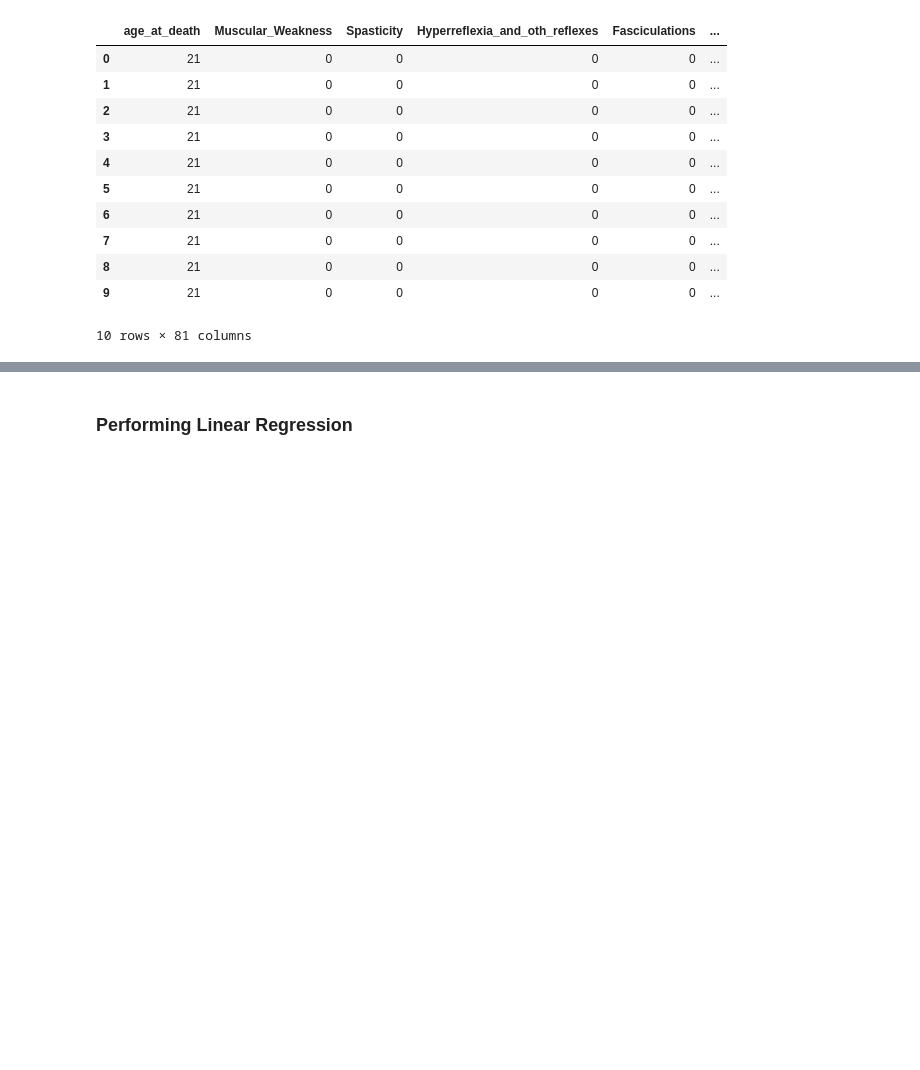
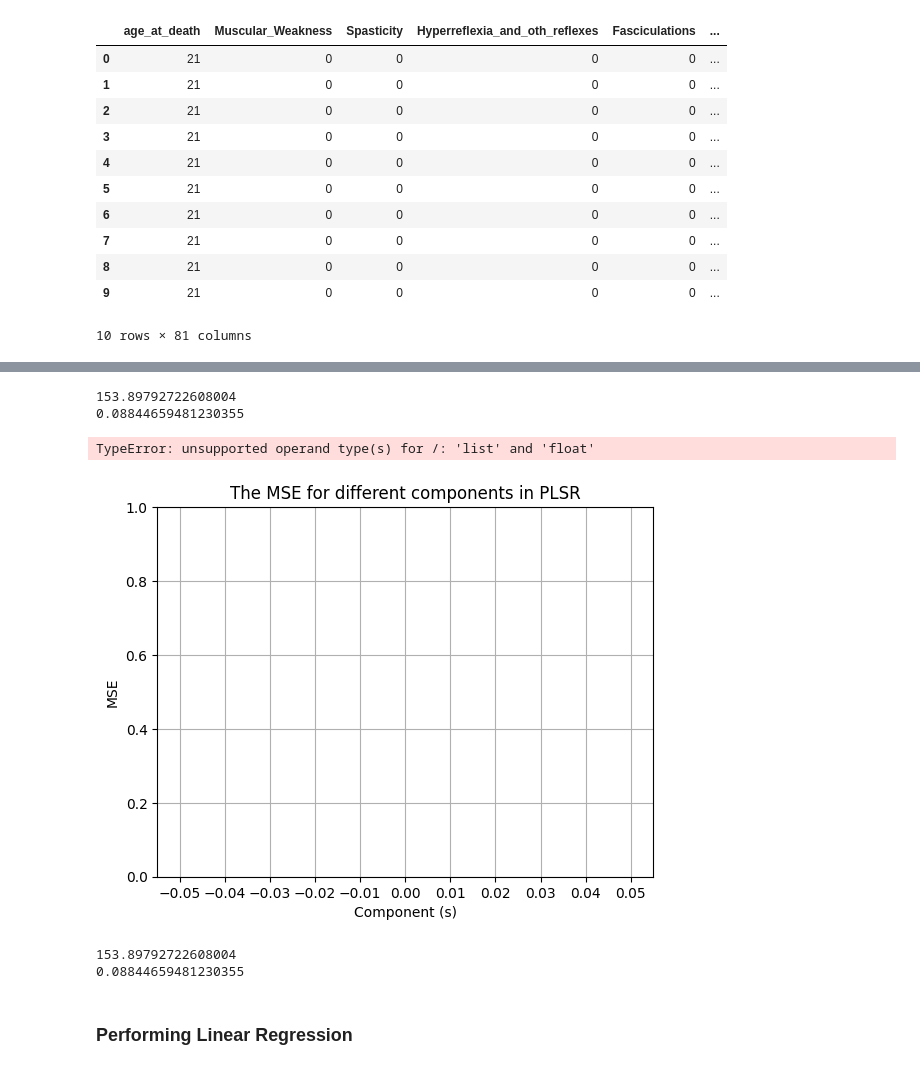
Before and after one commit to parvej35/DS2_Multivariate_Component_Analysis, a Jupyter notebook: Exam_Extra_Resit_2022-Oct-24/Parvej_Chowdhury_LR_clinical_trajectories-Final.ipynb, the cells around one changed output, grey strips where cells are left out. Cells and saved outputs as stored; diff of their text form; code cells hidden in the pictures; blank space fills up the shorter version.

```diff
--- a/Exam_Extra_Resit_2022-Oct-24/Parvej_Chowdhury_LR_clinical_trajectories-Final.ipynb
+++ b/Exam_Extra_Resit_2022-Oct-24/Parvej_Chowdhury_LR_clinical_trajectories-Final.ipynb
@@ -99,0 +108,27 @@ y = df[dependent_variable].values
+# %%
+model = linear_model.LinearRegression()
+model.fit(X, y)
+pred = model.predict(X)
+# %%
+print(mean_squared_error(y, pred))
+print(model.score(X, y))
+# %% [output]
+153.89792722608004
+0.08844659481230355
+# %%
+component = []
+for i in range(1,50):
+    pls = PLSRegression(n_components=i)
+    pls.fit(X, y)
+    pred = pls.predict(X)
+    component.append(math.sqrt(mean_squared_error(y, pred)))
+
+plt.xlabel("Component (s)")
+plt.ylabel("MSE")
+plt.title("The MSE for different components in PLSR")
+plt.locator_params('x', nbins=20)
+plt.grid()
+plt.plot(component/component[0])
+# %% [output]
+TypeError: unsupported operand type(s) for /: 'list' and 'float'
+[figure, added]
@@ -100,3 +139,9 @@ y = df[dependent_variable].values
+# %%
+print(mean_squared_error(y, pred))
+print(pls.score(X,y))
+# %% [output]
+153.89792722608004
+0.08844659481230355
 # %%
 # Split the dataset into training and testing set
 X_train, X_test, y_train, y_test = train_test_split(X, y, test_size= 0.2, random_state=0)
```
Also changed, not shown: parts of 19 cells of this notebook, 3 other files.
